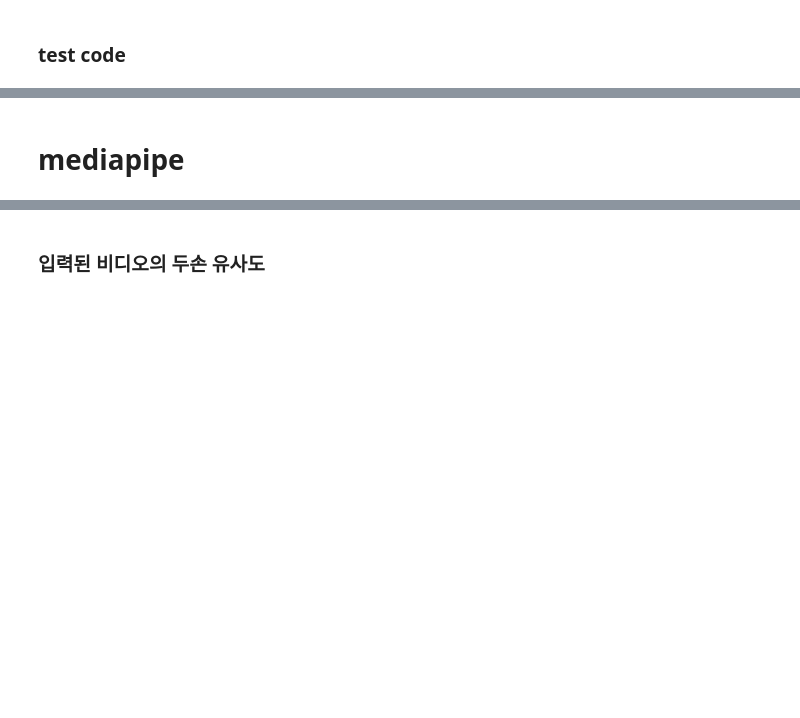
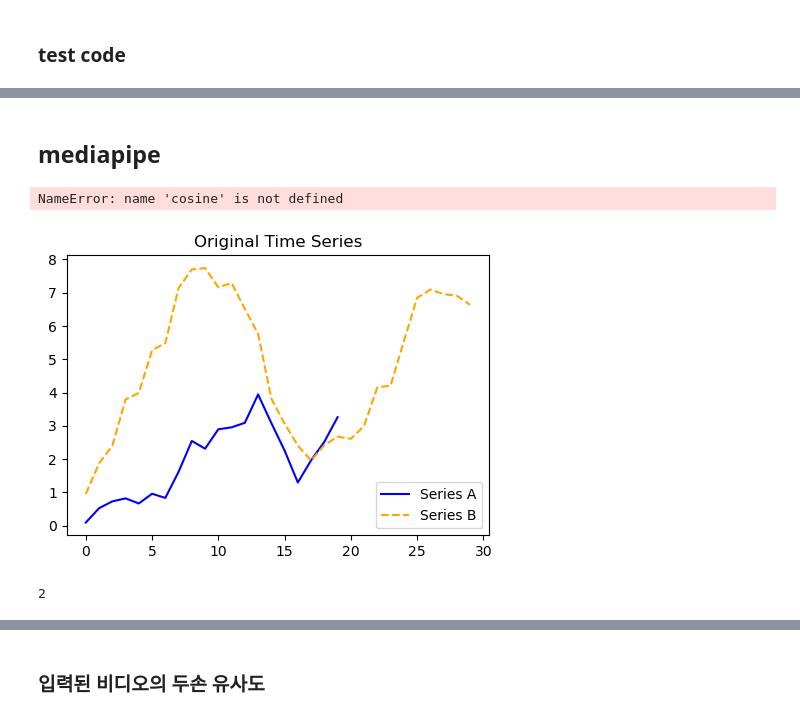
Before and after one commit to Tech4Good-TechTogether/ai, a Jupyter notebook: utils/cosinesimilarity.ipynb, the cells around one changed output, grey strips where cells are left out. Saved outputs shown, nothing was run; the diff lists cells and outputs as text; code cells hidden in the pictures; blank space fills up the shorter version.

```diff
--- a/utils/cosinesimilarity.ipynb
+++ b/utils/cosinesimilarity.ipynb
@@ -107,2 +145,2 @@ target_result.multi_hand_landmarks[:3]
 # %% [markdown]
-# mediapipe
+## mediapipe
@@ -108,0 +156,35 @@ target_result.multi_hand_landmarks[:3]
+# %%
+frames=30
+time_series_a = np.random.rand(frames,21,3)
+time_series_b = np.random.rand(frames,21,3)
+
+sim=compare_hand(time_series_a,time_series_b)
+print(sim)
+# %% [output]
+NameError: name 'cosine' is not defined
+# %%
+from io import BytesIO
+from PIL import Image
+from dtw import accelerated_dtw
+import os
+from scipy.spatial.distance import euclidean
+import matplotlib.pyplot as plt
+
+# current 3x21
+# guide 3x21
+# 랜덤 시계열 데이터
+np.random.seed(0)
+time_series_a = np.cumsum(np.random.rand(20) * 2 - 1)
+time_series_b = np.cumsum(np.random.rand(30) * 2 - 1 + np.sin(np.linspace(0, 3 * np.pi, 30)))
+
+plt.figure(figsize=(12, 8))
+
+# Original Time Series Plot
+ax1 = plt.subplot2grid((2, 2), (0, 0))
+ax1.plot(time_series_a, label='Series A', color='blue')
+ax1.plot(time_series_b, label='Series B', linestyle='--',color='orange')
+ax1.set_title('Original Time Series')
+ax1.legend()
+plt.show()
+# %% [output]
+[figure, added]
@@ -109 +204,5 @@ target_result.multi_hand_landmarks[:3]
+# %%
+len(landmarks_2)
+# %% [output]
+2
 # %%
```
Also changed, not shown: parts of 12 cells of this notebook, 2 other files.
